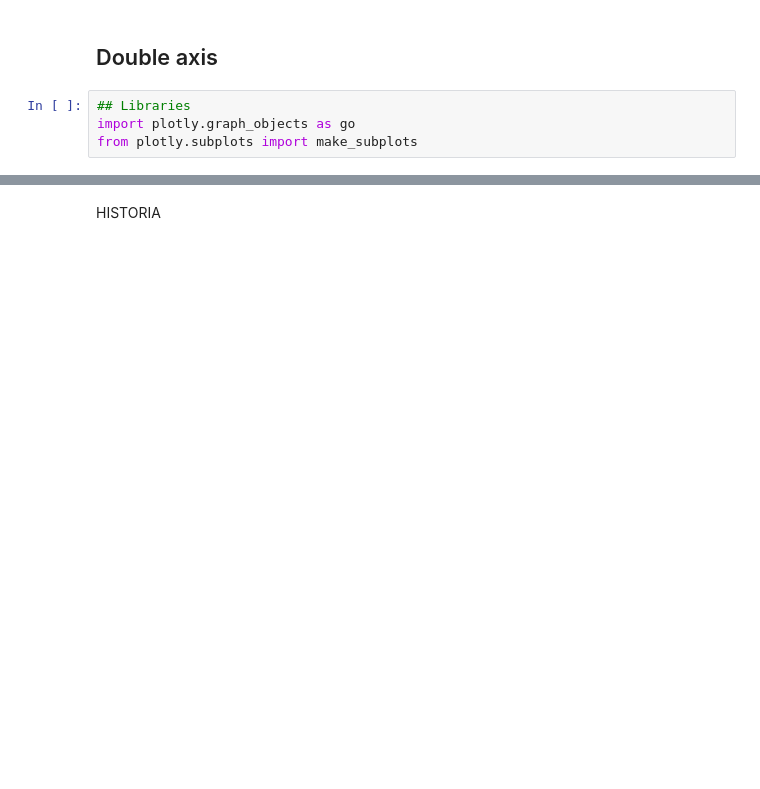
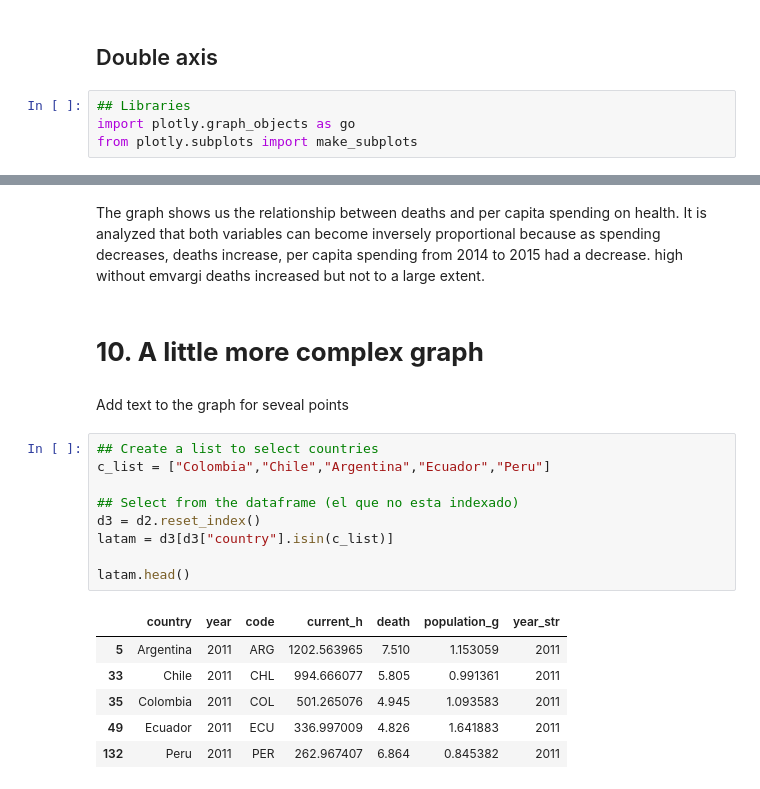
Before and after one commit to Marialerq/DataVisualization2023-2, a Jupyter notebook: 05_Dataframe.ipynb, the cells around one changed output, grey strips where cells are left out. Drawn from its saved outputs; the diff is of its cells as text; blank space fills up the shorter version.

```diff
--- a/05_Dataframe.ipynb
+++ b/05_Dataframe.ipynb
@@ -408,5 +476,25 @@ fig3.update_layout(title_text = 'Death and Current health',
                   title_x = 0.5)
 # %% [output]
 [interactive output not drawn]
-# %% [markdown]
-HISTORIA
+# %% [markdown]
+The graph shows us the relationship between deaths and per capita spending on health. It is analyzed that both variables can become inversely proportional because as spending decreases, deaths increase, per capita spending from 2014 to 2015 had a decrease. high without emvargi deaths increased but not to a large extent.
+# %% [markdown]
+# **10. A little more complex graph**
+# %% [markdown]
+Add text to the graph for seveal points
+# %%
+## Create a list to select countries
+c_list = ["Colombia","Chile","Argentina","Ecuador","Peru"]
+
+## Select from the dataframe (el que no esta indexado)
+d3 = d2.reset_index()
+latam = d3[d3["country"].isin(c_list)]
+
+latam.head()
+# %% [output]
+|  | country | year | code | current_h | death | population_g | year_str |
+| 5 | Argentina | 2011 | ARG | 1202.563965 | 7.510 | 1.153059 | 2011 |
+| 33 | Chile | 2011 | CHL | 994.666077 | 5.805 | 0.991361 | 2011 |
+| 35 | Colombia | 2011 | COL | 501.265076 | 4.945 | 1.093583 | 2011 |
+| 49 | Ecuador | 2011 | ECU | 336.997009 | 4.826 | 1.641883 | 2011 |
+| 132 | Peru | 2011 | PER | 262.967407 | 6.864 | 0.845382 | 2011 |
```
Also changed, not shown: parts of 17 cells of this notebook.
